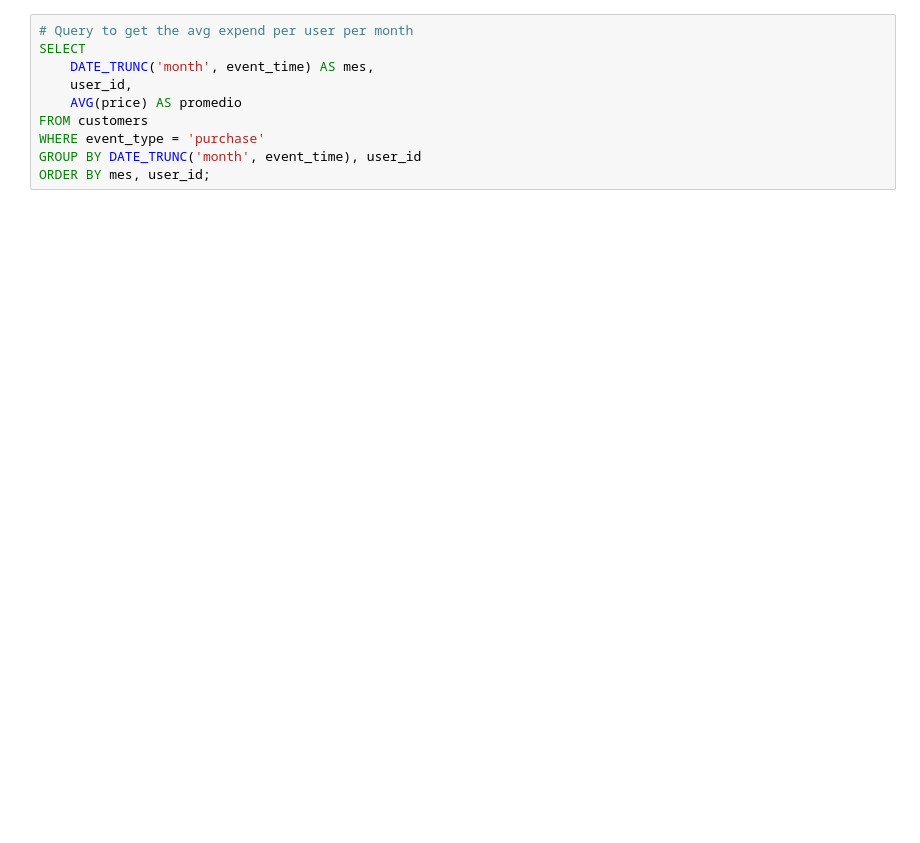
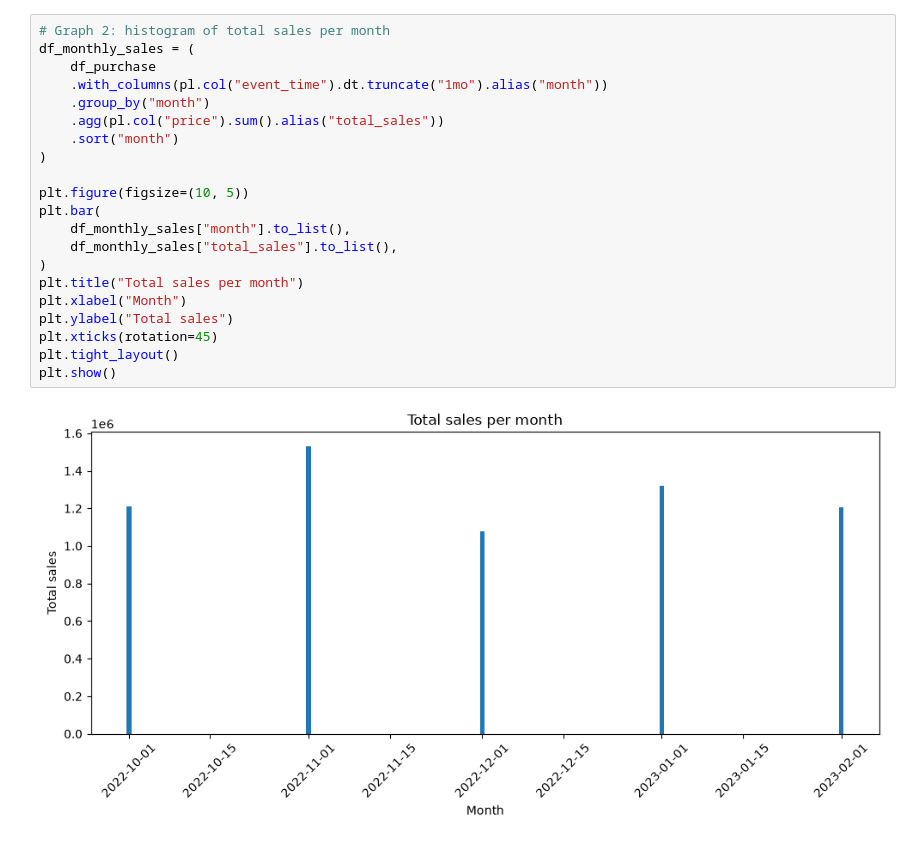
Before and after one commit to Numbersdontlie/Data-Science-Piscine, a Jupyter notebook: day3/ex01/ex01.ipynb, the cells around one changed output. Drawn from its saved outputs; the diff is of its cells as text; blank space fills up the shorter version.

```diff
--- a/day3/ex01/ex01.ipynb
+++ b/day3/ex01/ex01.ipynb
@@ -52,10 +89,23 @@ ORDER BY mes;
 # %%
-# Query to get the avg expend per user per month
-SELECT
-    DATE_TRUNC('month', event_time) AS mes,
-    user_id,
-    AVG(price) AS promedio
-FROM customers
-WHERE event_type = 'purchase'
-GROUP BY DATE_TRUNC('month', event_time), user_id
-ORDER BY mes, user_id;
+# Graph 2: histogram of total sales per month
+df_monthly_sales = (
+    df_purchase
+    .with_columns(pl.col("event_time").dt.truncate("1mo").alias("month"))
+    .group_by("month")
+    .agg(pl.col("price").sum().alias("total_sales"))
+    .sort("month")
+)
+
+plt.figure(figsize=(10, 5))
+plt.bar(
+    df_monthly_sales["month"].to_list(),
+    df_monthly_sales["total_sales"].to_list(),
+)
+plt.title("Total sales per month")
+plt.xlabel("Month")
+plt.ylabel("Total sales")
+plt.xticks(rotation=45)
+plt.tight_layout()
+plt.show()
+# %% [output]
+[figure, added]
```
Also changed, not shown: parts of 9 cells of this notebook, 2 other files.
